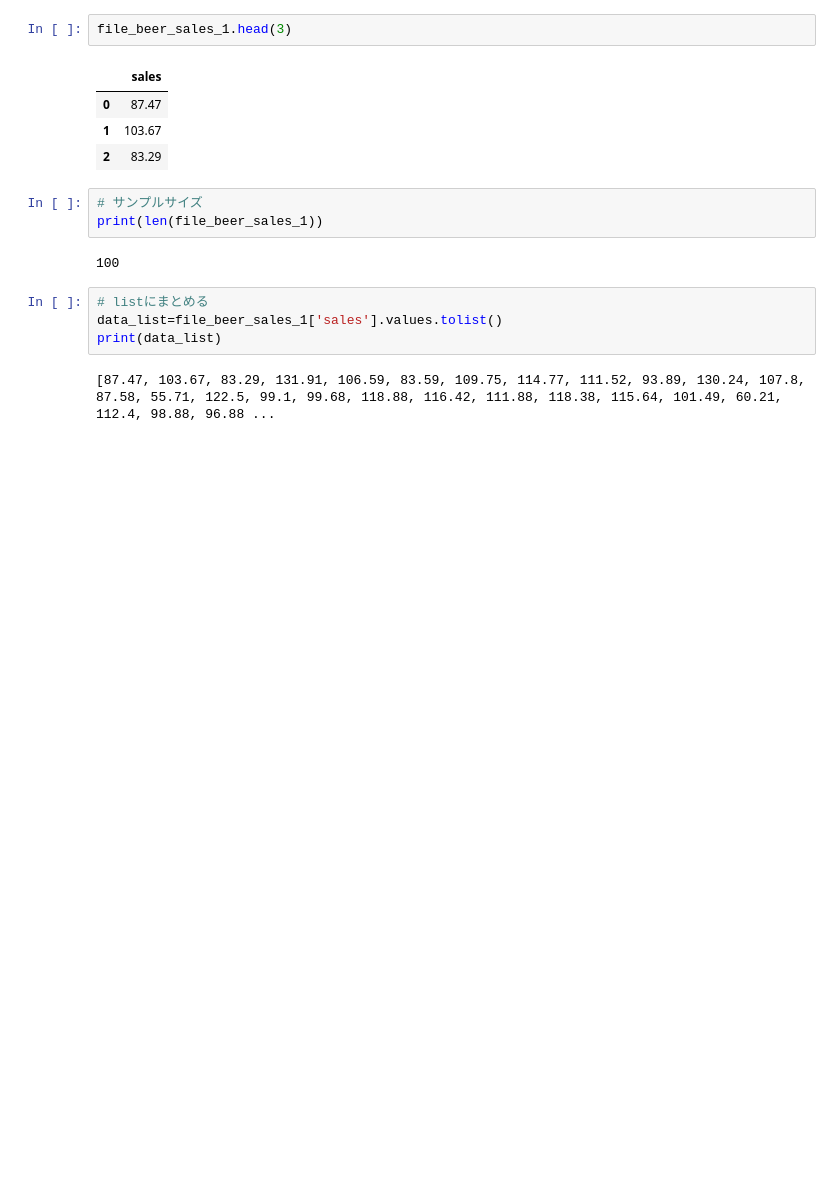
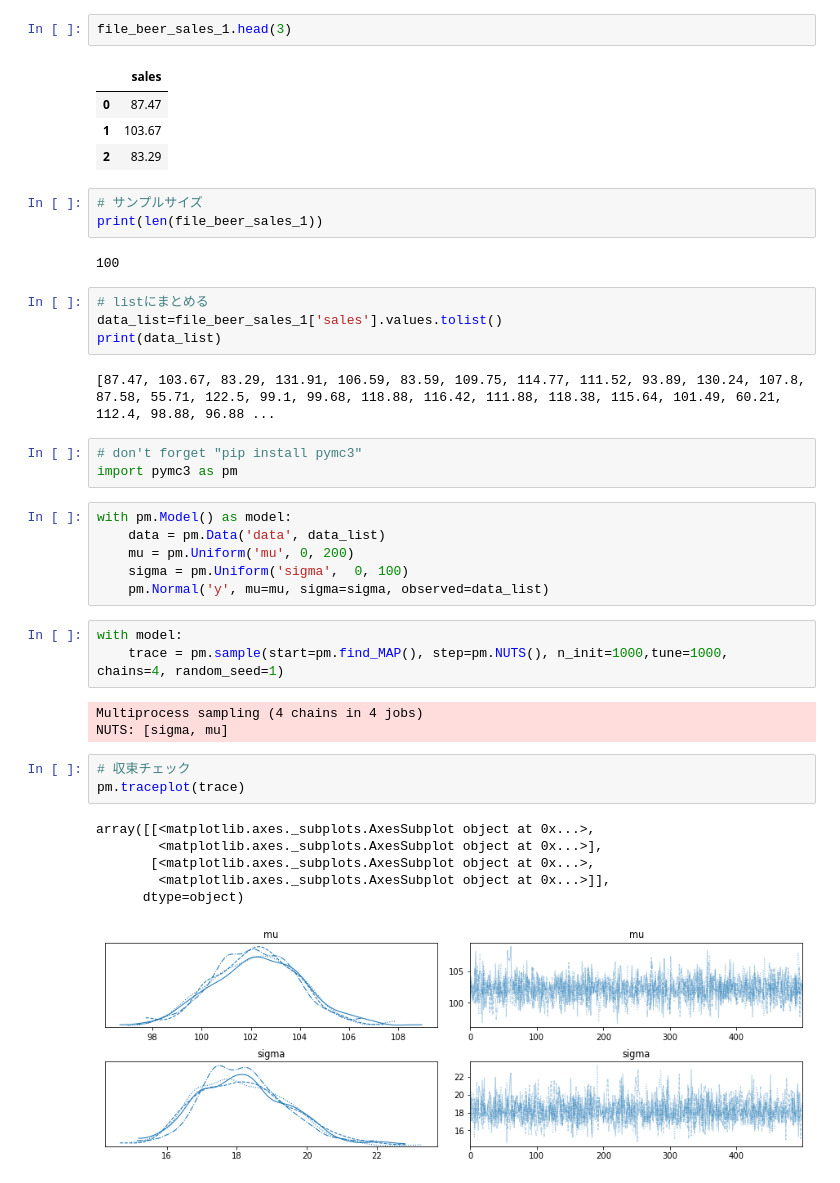
Before and after one commit to ararabo/BayesianStaticsModelingForPython, a Jupyter notebook: 2.4_MCMC.ipynb, the cells around one changed output. Saved outputs shown, nothing was run; the diff lists cells and outputs as text; blank space fills up the shorter version.

```diff
--- a/2.4_MCMC.ipynb
+++ b/2.4_MCMC.ipynb
@@ -25,3 +25,28 @@ data_list=file_beer_sales_1['sales'].values.tolist()
 print(data_list)
 # %% [output]
 [87.47, 103.67, 83.29, 131.91, 106.59, 83.59, 109.75, 114.77, 111.52, 93.89, 130.24, 107.8, 87.58, 55.71, 122.5, 99.1, 99.68, 118.88, 116.42, 111.88, 118.38, 115.64, 101.49, 60.21, 112.4, 98.88, 96.88 ...
+# %%
+# don't forget "pip install pymc3"
+import pymc3 as pm
+# %%
+with pm.Model() as model:
+    data = pm.Data('data', data_list)
+    mu = pm.Uniform('mu', 0, 200)
+    sigma = pm.Uniform('sigma',  0, 100)
+    pm.Normal('y', mu=mu, sigma=sigma, observed=data_list)
+# %%
+with model:
+    trace = pm.sample(start=pm.find_MAP(), step=pm.NUTS(), n_init=1000,tune=1000, chains=4, random_seed=1)
+# %% [output]
+Multiprocess sampling (4 chains in 4 jobs)
+NUTS: [sigma, mu]
+# %%
+# 収束チェック
+pm.traceplot(trace)
+# %% [output]
+array([[<matplotlib.axes._subplots.AxesSubplot object at 0x...>,
+        <matplotlib.axes._subplots.AxesSubplot object at 0x...>],
+       [<matplotlib.axes._subplots.AxesSubplot object at 0x...>,
+        <matplotlib.axes._subplots.AxesSubplot object at 0x...>]],
+      dtype=object)
+[figure, added]
```
Also changed, not shown: parts of 2 cells of this notebook.
